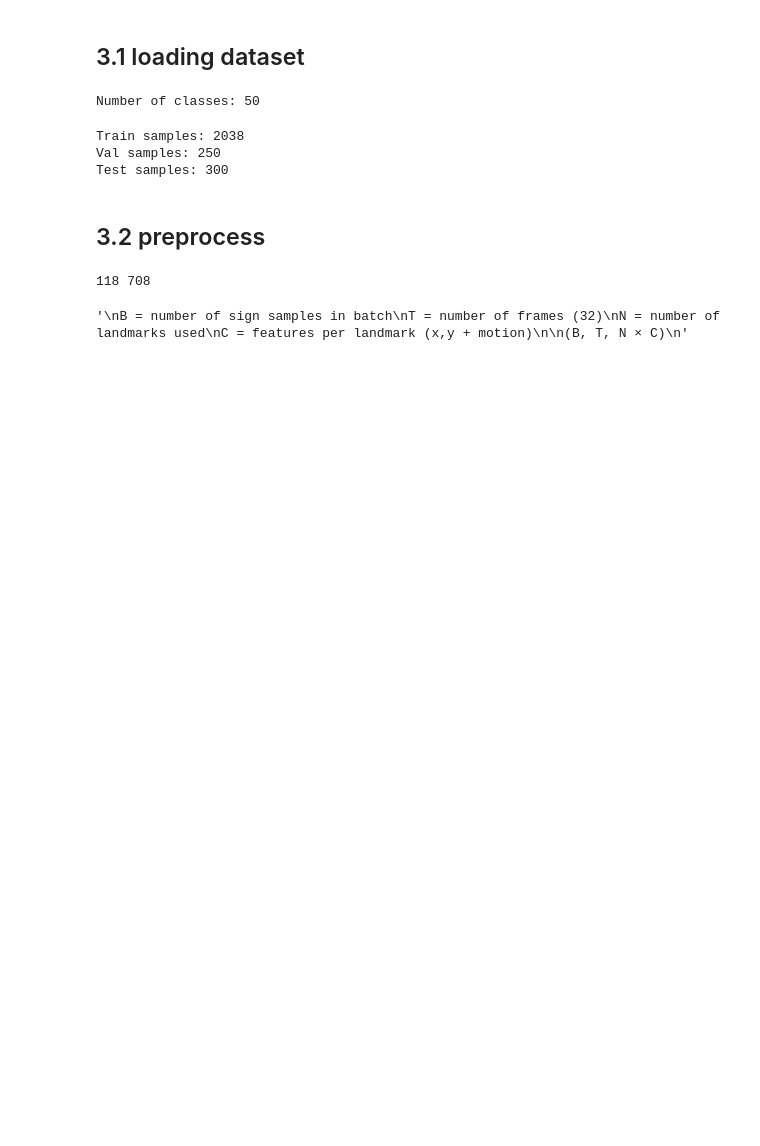
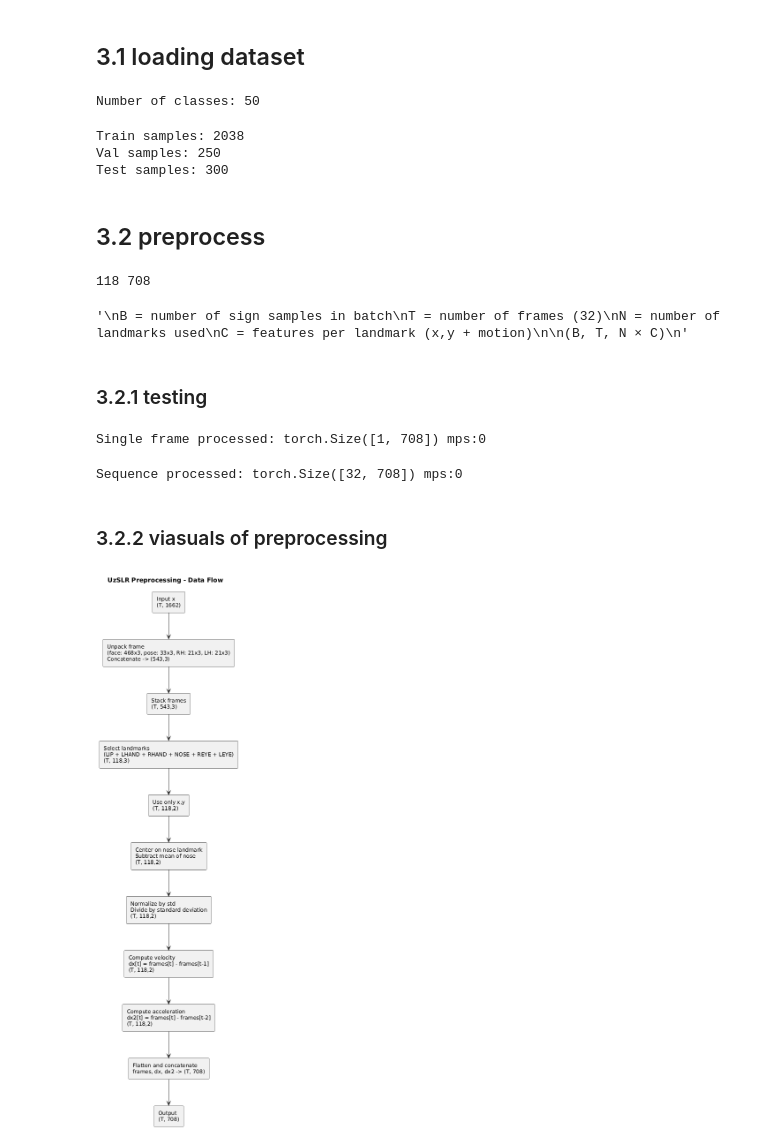
Before and after one commit to 00015775/uzslr-isolated-dynamic, a Jupyter notebook: preprocessing/notebooks/02_ak_preprocess_v1.ipynb, the cells around one changed output. Saved outputs shown, nothing was run; the diff lists cells and outputs as text; code cells hidden in the pictures; blank space fills up the shorter version.

```diff
--- a/preprocessing/notebooks/02_ak_preprocess_v1.ipynb
+++ b/preprocessing/notebooks/02_ak_preprocess_v1.ipynb
@@ -356,3 +374,49 @@ class Preprocess(nn.Module):
         dx2    = dx2.reshape(dx2.shape[0], -1)
 
         return torch.cat([frames, dx, dx2], dim=-1)
+# %% [markdown]
+### 3.2.1 testing
+# %%
+preprocessor = Preprocess(max_len=32)
+
+# Load a single frame
+frame_path = "/Users/macbookair/Downloads/frame-00.npy"
+frame = np.load(frame_path)  # Input shape: (1662,)
+
+# Convert to torch tensor and add batch dimension
+frame_tensor = torch.tensor(frame, dtype=torch.float32, device=device).unsqueeze(0)  # shape: (1, 1662)
+
+# Process it
+features = preprocessor(frame_tensor)  # Output shape: (1, 708)
+print("Single frame processed:", features.shape, features.device)
+# %% [output]
+Single frame processed: torch.Size([1, 708]) mps:0
+# %%
+# Folder containing .npy frames
+folder_path = "/Users/macbookair/Downloads/rep-1"
+
+# List all .npy files in the folder, sorted by name
+frame_paths = sorted([os.path.join(folder_path, f)
+                      for f in os.listdir(folder_path) if f.endswith(".npy")])
+
+# Load all frames
+frames = [np.load(p) for p in frame_paths]
+
+# Stack into a single array: shape (T, 1662), should be (32, 1662) for a single repetition
+frames_tensor = torch.tensor(np.stack(frames), dtype=torch.float32, device=device)
+
+# Initialize preprocessor
+preprocessor = Preprocess(max_len=32)
+
+# Process sequence: output shape (T, 708)
+features_seq = preprocessor(frames_tensor)
+
+print("Sequence processed:", features_seq.shape, features_seq.device)
+# %% [output]
+Sequence processed: torch.Size([32, 708]) mps:0
+# %% [markdown]
+### 3.2.2 viasuals of preprocessing
+# %%
+Image(filename='../../docs/images/preprocess_v1_data_flow.png', width=300) # T is number of frames
+# %% [output]
+[figure, added]
```
Also changed, not shown: parts of 8 cells of this notebook, 1 other file.
